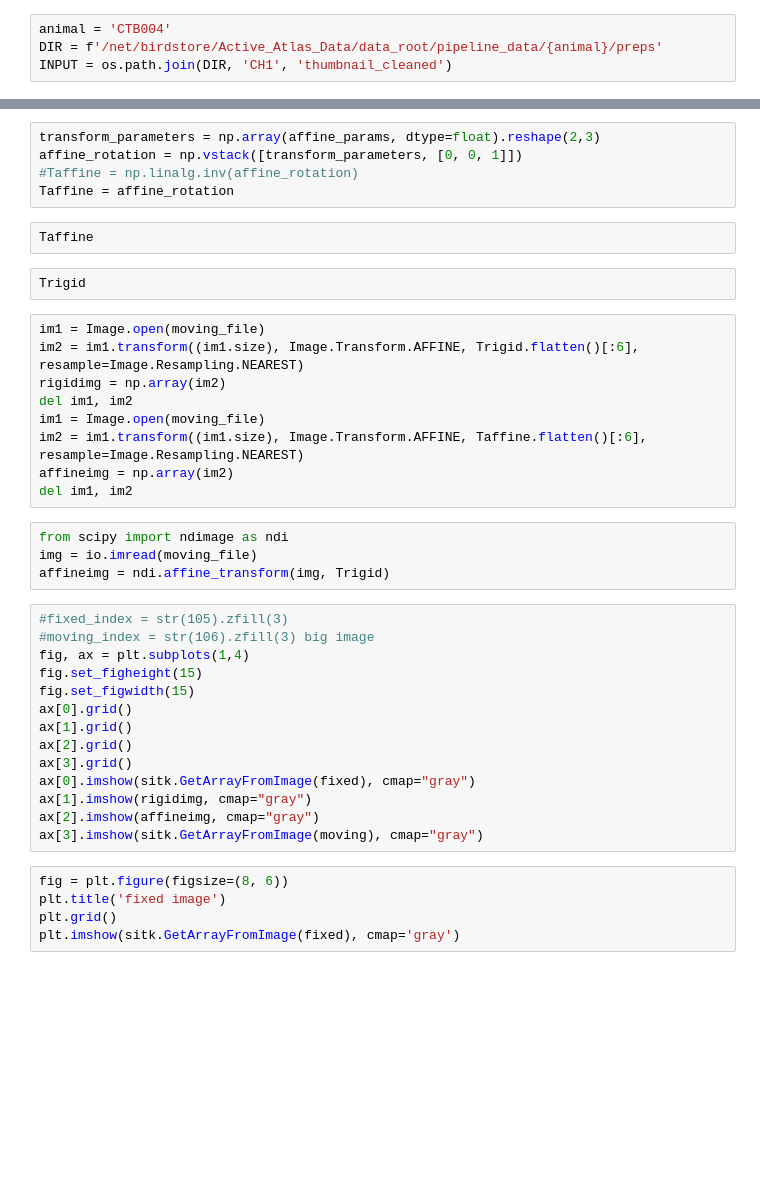
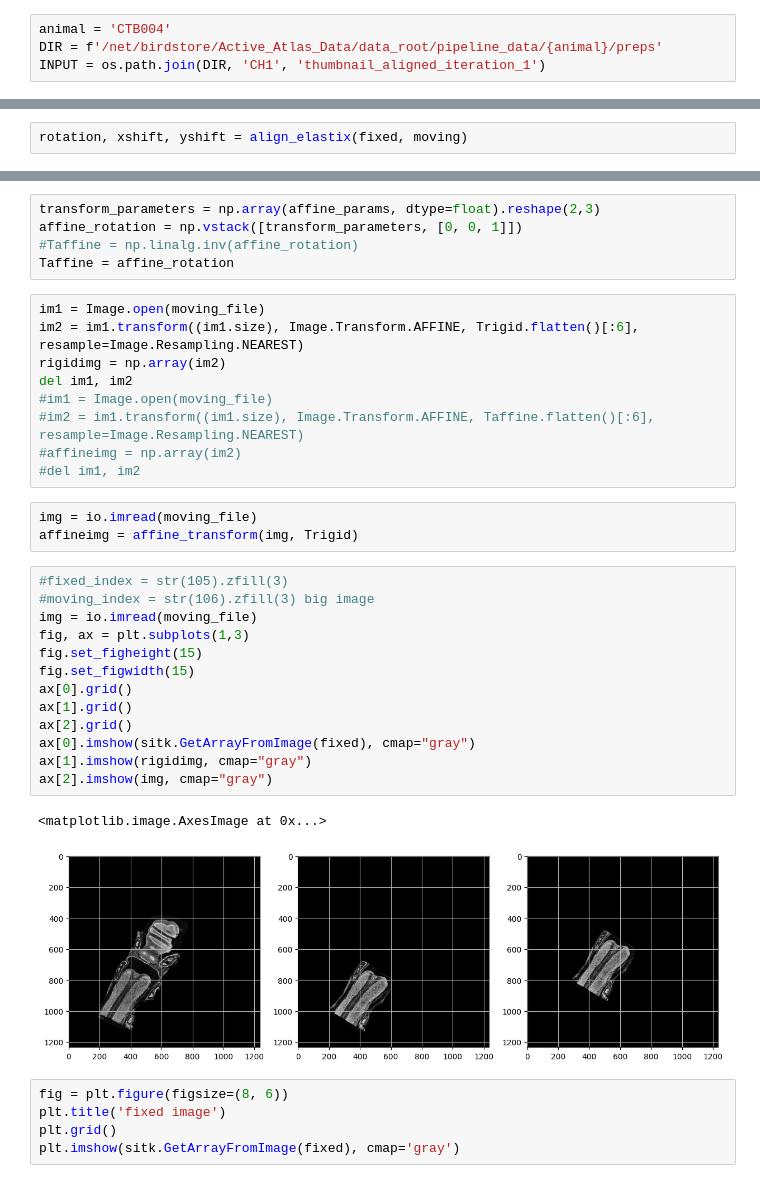
Before and after one commit to BrainSharer/pipeline, a Jupyter notebook: src/registration/notebooks/registration_comparison.ipynb, the cells around one changed output, grey strips where cells are left out. Drawn from its saved outputs; the diff is of its cells as text; blank space fills up the shorter version.

```diff
--- a/src/registration/notebooks/registration_comparison.ipynb
+++ b/src/registration/notebooks/registration_comparison.ipynb
@@ -28,4 +32,4 @@ def compare_two_images(img1, img2):
 # %%
 animal = 'CTB004'
 DIR = f'/net/birdstore/Active_Atlas_Data/data_root/pipeline_data/{animal}/preps'
-INPUT = os.path.join(DIR, 'CH1', 'thumbnail_cleaned')
+INPUT = os.path.join(DIR, 'CH1', 'thumbnail_aligned_iteration_1')
@@ -61,0 +77,2 @@ yshift = float(y1) + float(y2)
+# %%
+rotation, xshift, yshift = align_elastix(fixed, moving)
@@ -96,37 +120,34 @@ transform_parameters = np.array(affine_params, dtype=float).reshape(2,3)
 affine_rotation = np.vstack([transform_parameters, [0, 0, 1]])
 #Taffine = np.linalg.inv(affine_rotation)
 Taffine = affine_rotation
-# %%
-Taffine
-# %%
-Trigid
 # %%
 im1 = Image.open(moving_file)
 im2 = im1.transform((im1.size), Image.Transform.AFFINE, Trigid.flatten()[:6], resample=Image.Resampling.NEAREST)
 rigidimg = np.array(im2)
 del im1, im2
-im1 = Image.open(moving_file)
-im2 = im1.transform((im1.size), Image.Transform.AFFINE, Taffine.flatten()[:6], resample=Image.Resampling.NEAREST)
-affineimg = np.array(im2)
-del im1, im2
+#im1 = Image.open(moving_file)
+#im2 = im1.transform((im1.size), Image.Transform.AFFINE, Taffine.flatten()[:6], resample=Image.Resampling.NEAREST)
+#affineimg = np.array(im2)
+#del im1, im2
 # %%
-from scipy import ndimage as ndi
 img = io.imread(moving_file)
-affineimg = ndi.affine_transform(img, Trigid)
+affineimg = affine_transform(img, Trigid)
 # %%
 #fixed_index = str(105).zfill(3)
 #moving_index = str(106).zfill(3) big image
-fig, ax = plt.subplots(1,4)
+img = io.imread(moving_file)
+fig, ax = plt.subplots(1,3)
 fig.set_figheight(15)
 fig.set_figwidth(15)
 ax[0].grid()
 ax[1].grid()
 ax[2].grid()
-ax[3].grid()
 ax[0].imshow(sitk.GetArrayFromImage(fixed), cmap="gray")
 ax[1].imshow(rigidimg, cmap="gray")
-ax[2].imshow(affineimg, cmap="gray")
-ax[3].imshow(sitk.GetArrayFromImage(moving), cmap="gray")
+ax[2].imshow(img, cmap="gray")
+# %% [output]
+<matplotlib.image.AxesImage at 0x...>
+[figure, added]
 # %%
 fig = plt.figure(figsize=(8, 6))
 plt.title('fixed image')
```
Also changed, not shown: parts of 8 cells of this notebook, 8 other files.
